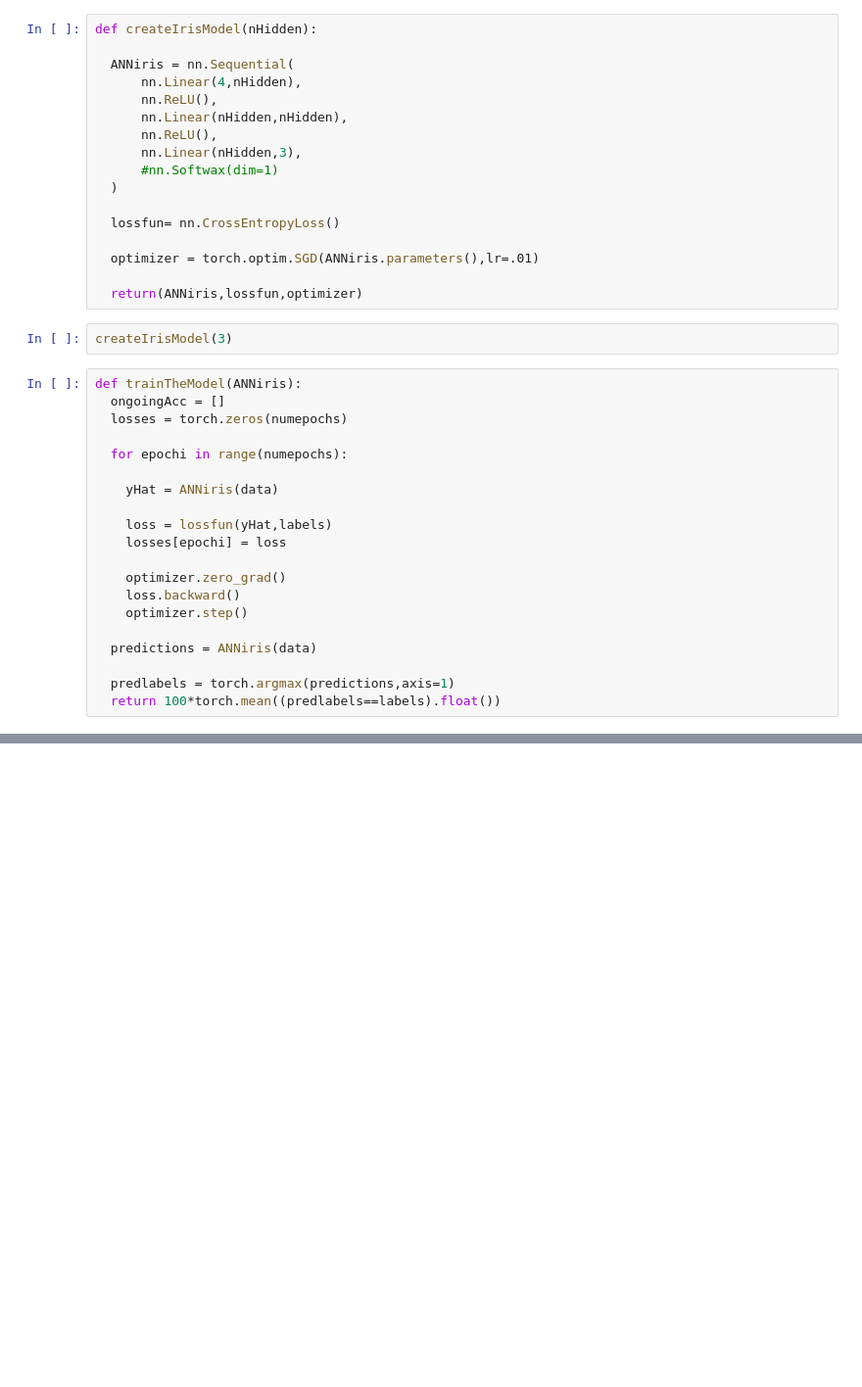
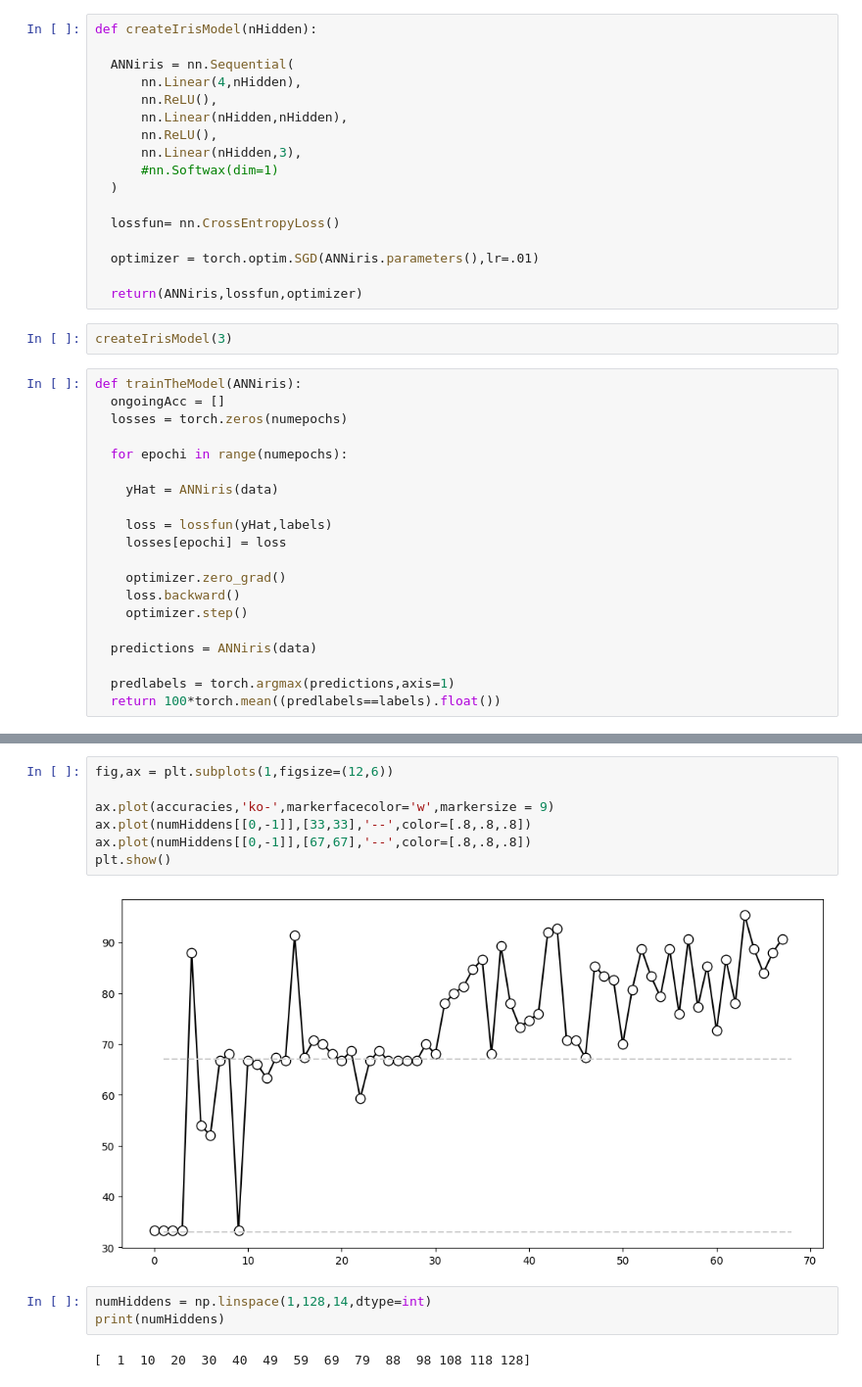
Before and after one commit to stalin99835/DUDL, a Jupyter notebook: NumberHiddenUnits1.ipynb, the cells around one changed output, grey strips where cells are left out. Shown: that part at 98% size. Cells and saved outputs as stored; diff of their text form; blank space fills up the shorter version.

```diff
--- a/NumberHiddenUnits1.ipynb
+++ b/NumberHiddenUnits1.ipynb
@@ -81,0 +83,14 @@ plt.show()
+# %%
+fig,ax = plt.subplots(1,figsize=(12,6))
+
+ax.plot(accuracies,'ko-',markerfacecolor='w',markersize = 9)
+ax.plot(numHiddens[[0,-1]],[33,33],'--',color=[.8,.8,.8])
+ax.plot(numHiddens[[0,-1]],[67,67],'--',color=[.8,.8,.8])
+plt.show()
+# %% [output]
+[figure, added]
+# %%
+numHiddens = np.linspace(1,128,14,dtype=int)
+print(numHiddens)
+# %% [output]
+[  1  10  20  30  40  49  59  69  79  88  98 108 118 128]
```
Also changed, not shown: parts of 2 cells of this notebook.
